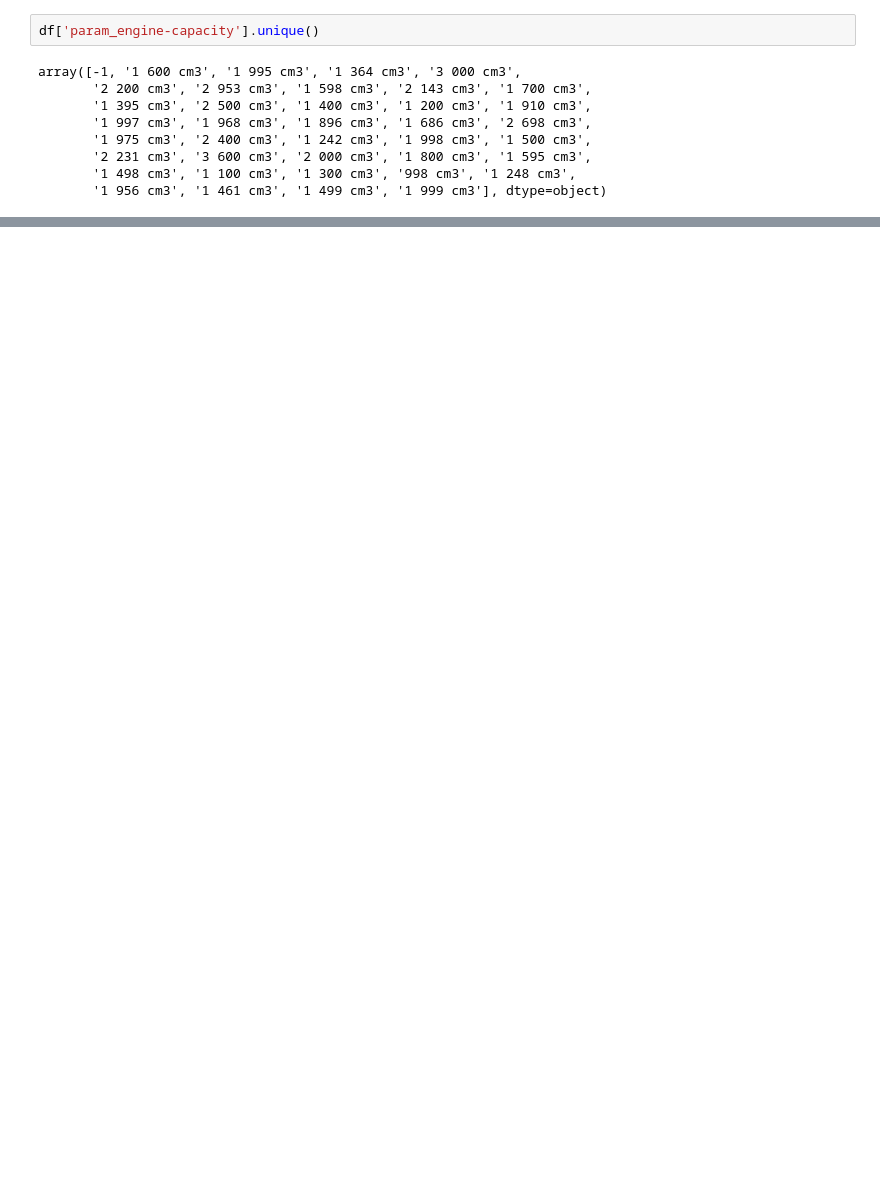
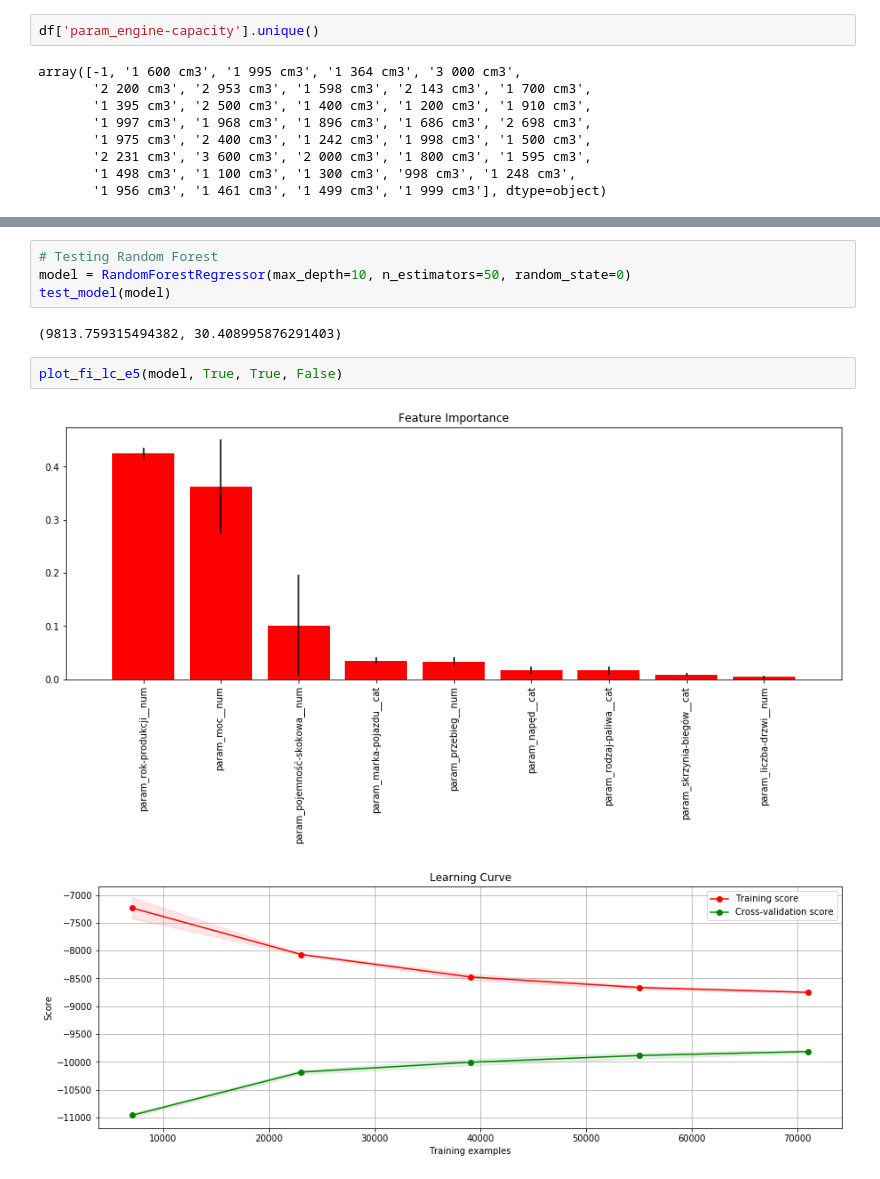
Before and after one commit to JakubStanczak/Car_price_predict, a Jupyter notebook: Car_price.ipynb, the cells around one changed output, grey strips where cells are left out. Cells and saved outputs as stored; diff of their text form; blank space fills up the shorter version.

```diff
--- a/Car_price.ipynb
+++ b/Car_price.ipynb
@@ -613,0 +459,11 @@ mean_absolute_error(y_pred_val, y_test)
+# %%
+# Testing Random Forest
+model = RandomForestRegressor(max_depth=10, n_estimators=50, random_state=0)
+test_model(model)
+# %% [output]
+(9813.759315494382, 30.408995876291403)
+# %%
+plot_fi_lc_e5(model, True, True, False)
+# %% [output]
+[figure, added]
+[figure, added]
```
Also changed, not shown: parts of 90 cells of this notebook.
